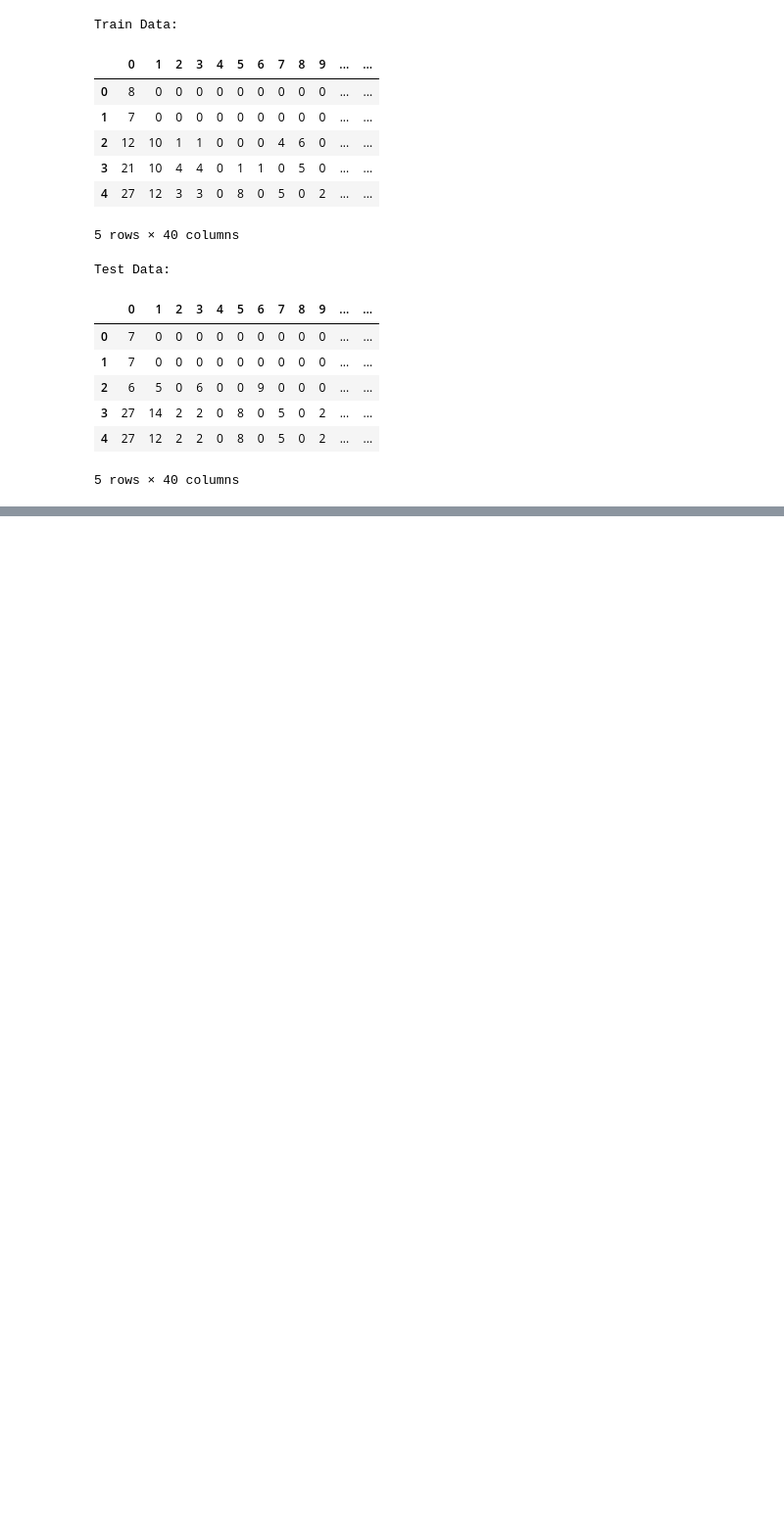
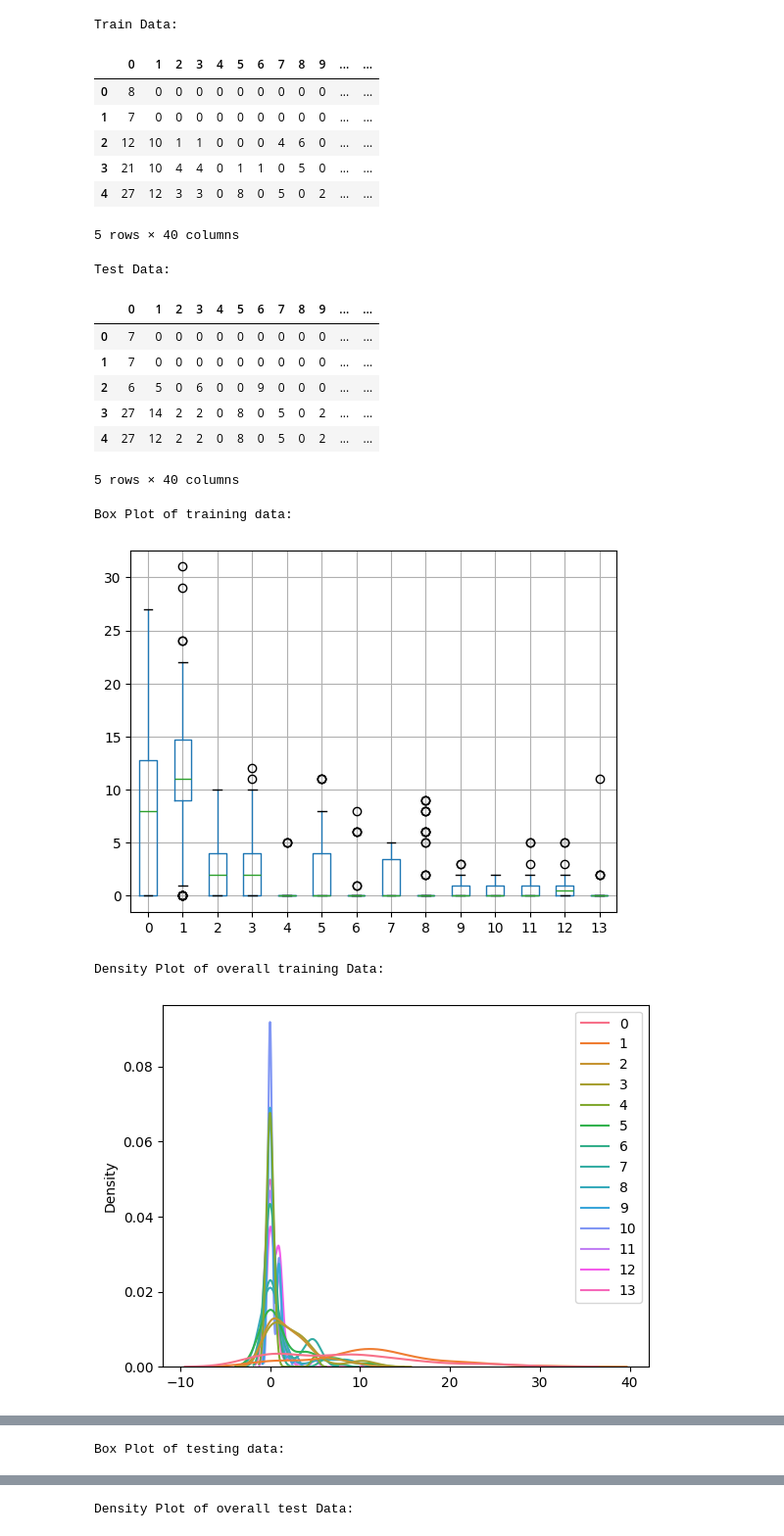
Before and after one commit to AlexxLunin/MLP_ASSSIGNMENT, a Jupyter notebook: 1_process_modeling.ipynb, the cells around one changed output, grey strips where cells are left out. Shown at 98% size. Cells and saved outputs as stored; diff of their text form; code cells hidden in the pictures; blank space fills up the shorter version.

Commit message:
Normalized data + Graphs

```diff
--- a/1_process_modeling.ipynb
+++ b/1_process_modeling.ipynb
@@ -44,3 +44,32 @@ X_train_df = df_train.iloc[:, :14]
 y_train_df = df_train.iloc[:, 14:]
 X_test_df = df_test.iloc[:, :14]
 y_test_df = df_test.iloc[:, 14:]
+# %%
+print('Box Plot of training data:')
+X_train_df.boxplot()
+plt.show()
+
+print('Density Plot of overall training Data:')
+sns.kdeplot(X_train_df)
+plt.show()
+
+sns.kdeplot(data=X_train_df.sum(), label="Overall Training Data")
+plt.legend()
+plt.show()
+
+print('Box Plot of testing data:')
+X_test_df.boxplot()
+plt.show()
+
+print('Density Plot of overall test Data:')
+sns.kdeplot(X_test_df)
+plt.show()
+
+sns.kdeplot(data=X_test_df.sum(), label="Overall Test Data")
+plt.legend()
+plt.show()
+# %% [output]
+Box Plot of training data:
+[figure, added]
+Density Plot of overall training Data:
+[figure, added]
@@ -46,0 +77 @@ y_test_df = df_test.iloc[:, 14:]
+Box Plot of testing data:
@@ -46,0 +79 @@ y_test_df = df_test.iloc[:, 14:]
+Density Plot of overall test Data:
```
Also changed, not shown: parts of 3 cells of this notebook, 1 other file.
